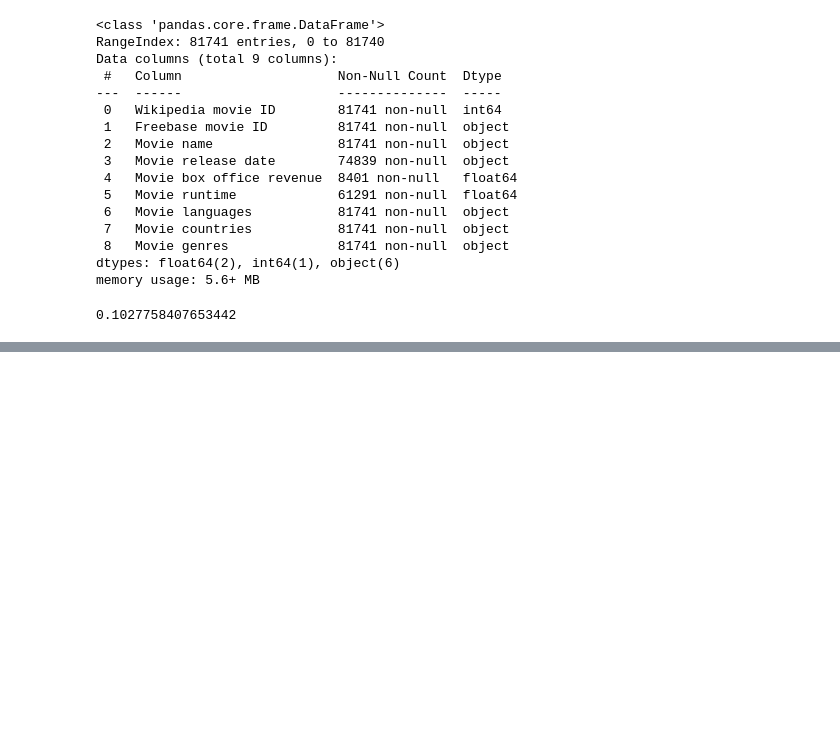
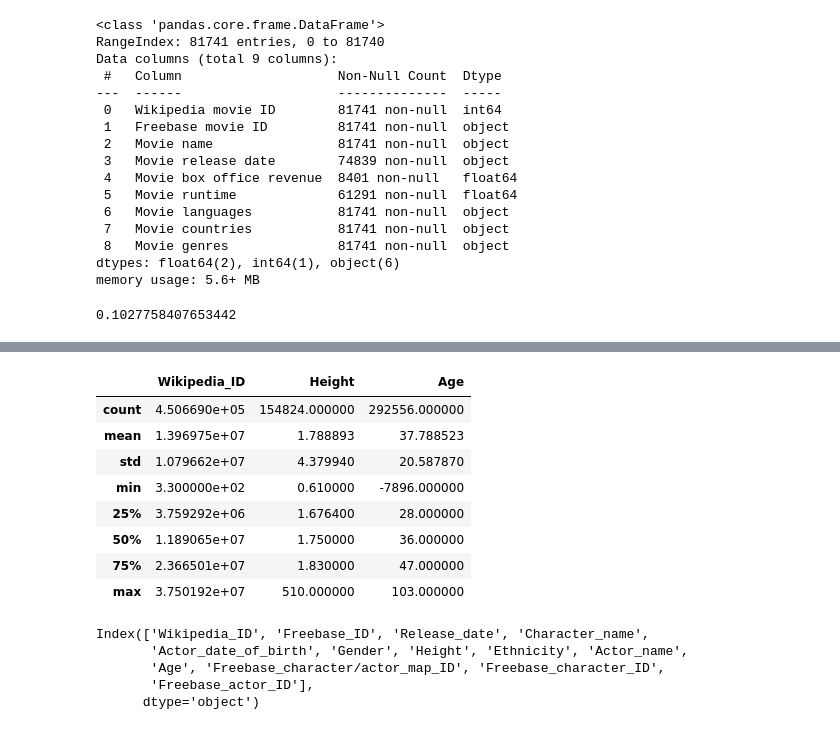
Before and after one commit to epfl-ada/ada-2023-project-adavengers2023, a Jupyter notebook: Milestone2.ipynb, the cells around one changed output, grey strips where cells are left out. Cells and saved outputs as stored; diff of their text form; code cells hidden in the pictures; blank space fills up the shorter version.

```diff
--- a/Milestone2.ipynb
+++ b/Milestone2.ipynb
@@ -165,0 +183,20 @@ memory usage: 5.6+ MB
+# %%
+dfcharacter.describe()
+# %% [output]
+|  | Wikipedia_ID | Height | Age |
+| count | 4.506690e+05 | 154824.000000 | 292556.000000 |
+| mean | 1.396975e+07 | 1.788893 | 37.788523 |
+| std | 1.079662e+07 | 4.379940 | 20.587870 |
+| min | 3.300000e+02 | 0.610000 | -7896.000000 |
+| 25% | 3.759292e+06 | 1.676400 | 28.000000 |
+| 50% | 1.189065e+07 | 1.750000 | 36.000000 |
+| 75% | 2.366501e+07 | 1.830000 | 47.000000 |
+| max | 3.750192e+07 | 510.000000 | 103.000000 |
+# %%
+dfcharacter.columns
+# %% [output]
+Index(['Wikipedia_ID', 'Freebase_ID', 'Release_date', 'Character_name',
+       'Actor_date_of_birth', 'Gender', 'Height', 'Ethnicity', 'Actor_name',
+       'Age', 'Freebase_character/actor_map_ID', 'Freebase_character_ID',
+       'Freebase_actor_ID'],
+      dtype='object')
```
Also changed, not shown: parts of 18 cells of this notebook, 1 other file.
